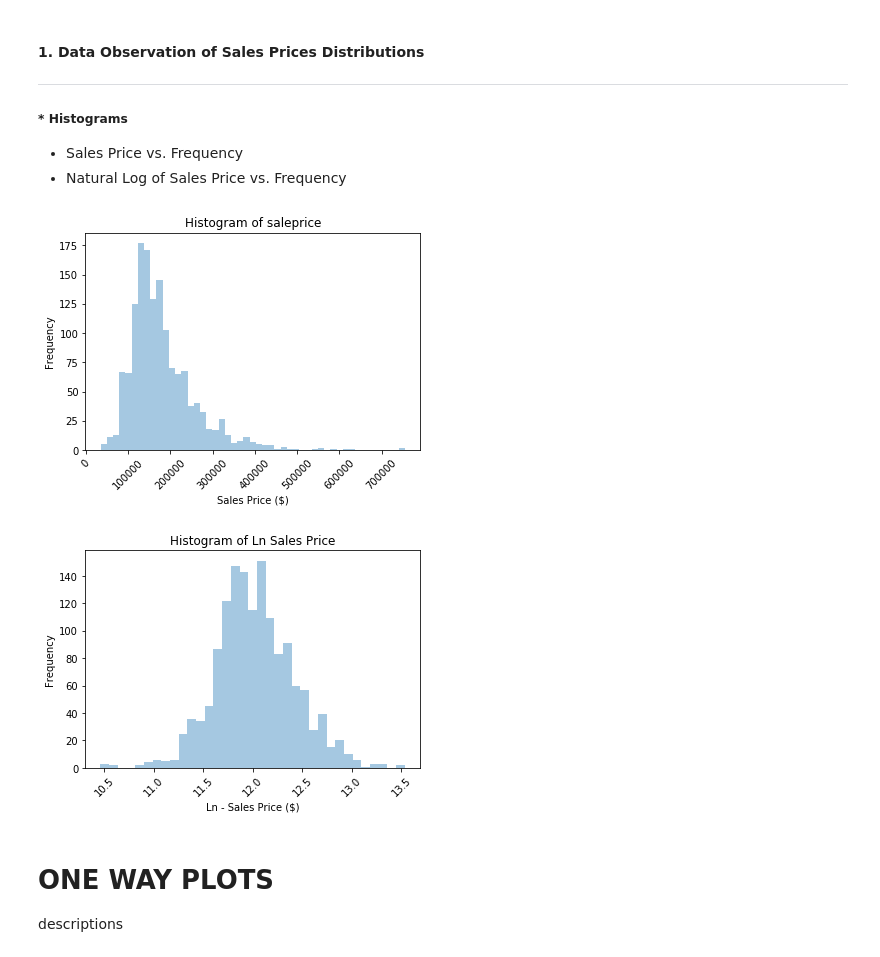
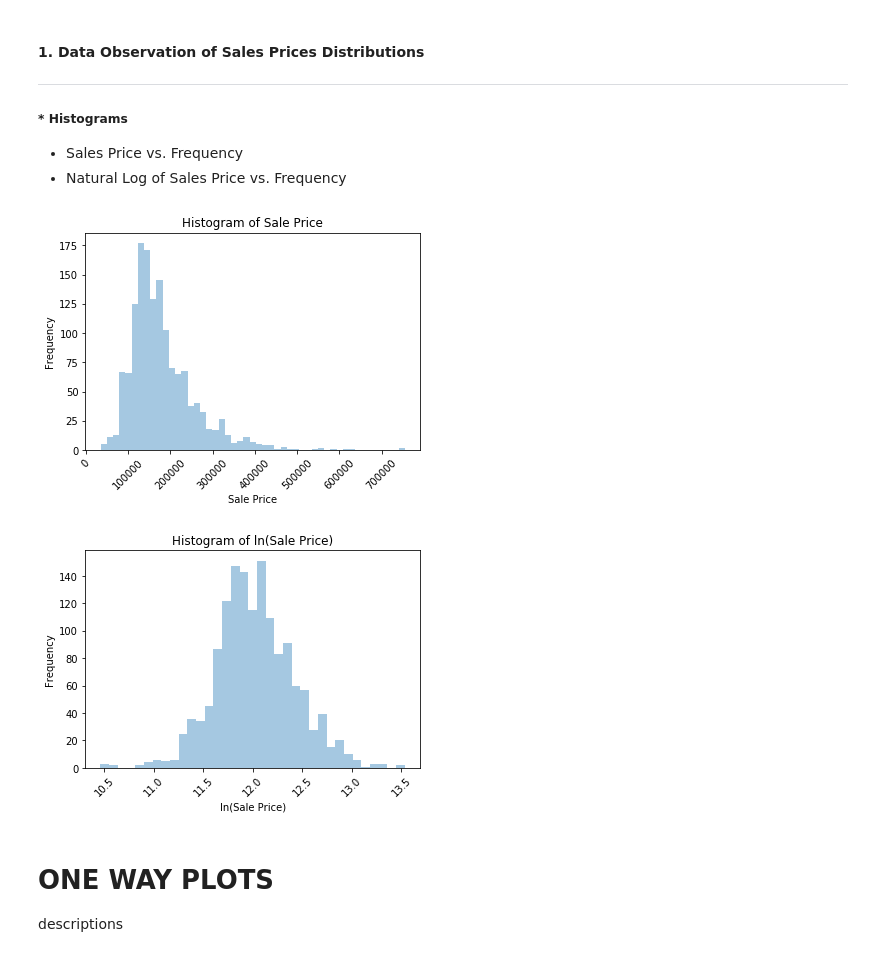
Before and after one commit to jamielynethorpe/Group-6-Project-1, a Jupyter notebook: Testing_CMH/Project1_rough_draft2-4.ipynb, the cells around one changed output. Cells and saved outputs as stored; diff of their text form; code cells hidden in the pictures.

```diff
--- a/Testing_CMH/Project1_rough_draft2-4.ipynb
+++ b/Testing_CMH/Project1_rough_draft2-4.ipynb
@@ -131,16 +131,16 @@ model_data_na_percentage.head(10)
 # %%
 # Plot Histogram of Sales Price vs. Frequency
 target = "saleprice"
 sns.distplot(model_data[target], kde= False)
 
 # Histogram labeling/formatting
 plt.xticks(rotation = 45)
-plt.title("Histogram of " + target)
-plt.xlabel("Sales Price ($)")
+plt.title("Histogram of Sale Price")
+plt.xlabel("Sale Price")
 plt.ylabel("Frequency")
 plt.show()
 # %% [output]
-[figure, old version]
+[figure, new version]
 # %%
 # Historgram of Natural Log of SalePrice
 target = "ln_saleprice"
@@ -148,12 +148,12 @@ sns.distplot(model_data[target], kde= False)
 
 # Histogram labeling/formatting
 plt.xticks(rotation = 45)
-plt.title("Histogram of Ln Sales Price")
-plt.xlabel("Ln - Sales Price ($)")
+plt.title("Histogram of ln(Sale Price)")
+plt.xlabel("ln(Sale Price)")
 plt.ylabel("Frequency")
 plt.show()
 # %% [output]
-[figure, old version]
+[figure, new version]
 # %% [markdown]
 # ONE WAY PLOTS
 
```
Also changed, not shown: parts of 9 cells of this notebook, 4 other files.
